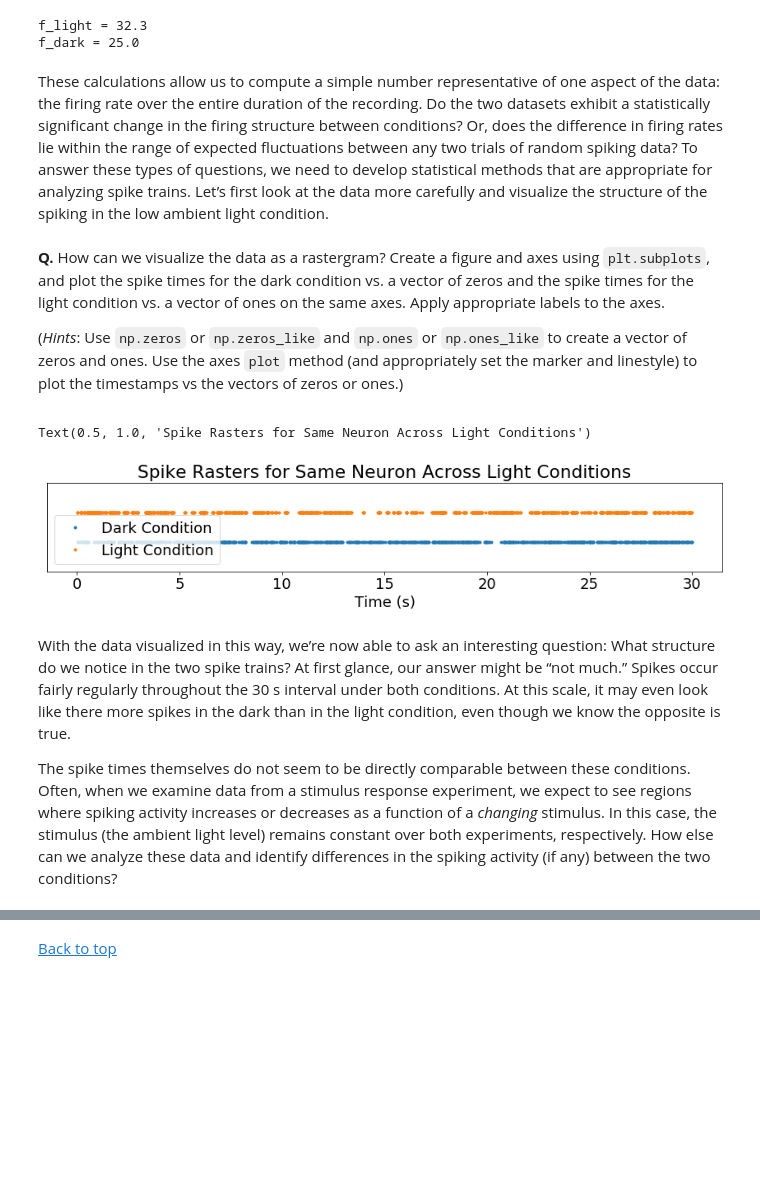
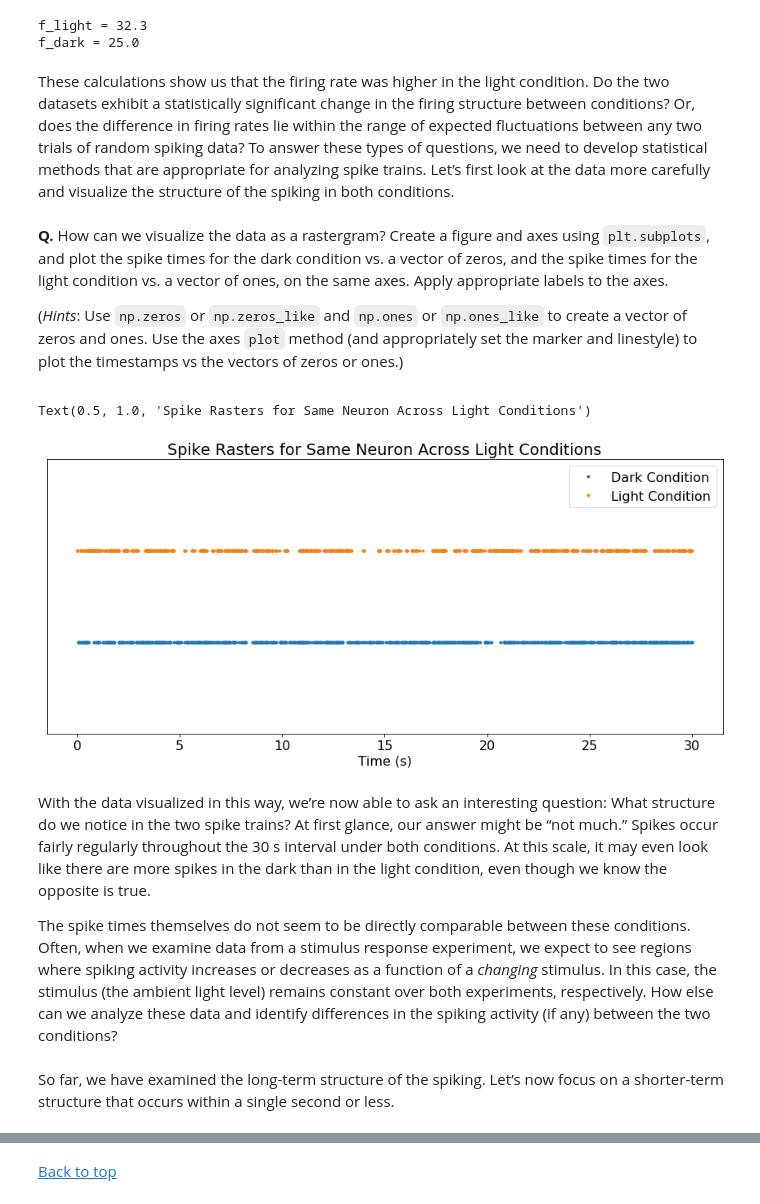
Before and after one commit to jaib1/Case-Studies-Python, a Jupyter notebook: content/08/basic-visualizations-and-descriptive-statistics-of-spike-train-data.ipynb, the cells around one changed output, grey strips where cells are left out. Saved outputs shown, nothing was run; the diff lists cells and outputs as text; code cells hidden in the pictures; blank space fills up the shorter version.

```diff
--- a/content/08/basic-visualizations-and-descriptive-statistics-of-spike-train-data.ipynb
+++ b/content/08/basic-visualizations-and-descriptive-statistics-of-spike-train-data.ipynb
@@ -62,10 +60,10 @@ import matplotlib.pyplot as plt
 from matplotlib import rcParams
 %matplotlib inline
 
-# set default figure size, tight layout, and font size
-rcParams['figure.figsize'] = (12,3)
+# set defaults for figure size, tight layout, and font size
+rcParams['figure.figsize'] = (12,6)
 rcParams['figure.autolayout'] = True
-rcParams.update({'font.size': 18})
+rcParams.update({'font.size': 16})
 
 # load data
 data = sio.loadmat('Ch8-spikes-1.mat')  # Load the ECoG data
@@ -149,37 +155,44 @@ print('f_dark =', f_dark)
 f_light = 32.3
 f_dark = 25.0
 # %% [markdown]
-These calculations allow us to compute a simple number representative of one aspect of the data: the firing rate over the entire duration of the recording. Do the two datasets exhibit a statistically significant change in the firing structure between conditions? Or, does the difference in firing rates lie within the range of expected fluctuations between any two trials of random spiking data? To answer these types of questions, we need to develop statistical methods that are appropriate for analyzing spike trains. Let’s first look at the data more carefully and visualize the structure of the spiking in the low ambient light condition.
+These calculations show us that the firing rate was higher in the light condition. Do the two datasets exhibit a statistically significant change in the firing structure between conditions? Or, does the difference in firing rates lie within the range of expected fluctuations between any two trials of random spiking data? To answer these types of questions, we need to develop statistical methods that are appropriate for analyzing spike trains. Let’s first look at the data more carefully and visualize the structure of the spiking in both conditions.
 # %% [markdown]
 <div class="question">
 
-**Q.** How can we visualize the data as a rastergram? Create a figure and axes using `plt.subplots`, and plot the spike times for the dark condition vs. a vector of zeros and the spike times for the light condition vs. a vector of ones on the same axes. Apply appropriate labels to the axes.
+**Q.** How can we visualize the data as a rastergram? Create a figure and axes using `plt.subplots`, and plot the spike times for the dark condition vs. a vector of zeros, and the spike times for the light condition vs. a vector of ones, on the same axes. Apply appropriate labels to the axes.
 
 (*Hints*: Use `np.zeros` or `np.zeros_like` and `np.ones` or `np.ones_like` to create a vector of zeros and ones. Use the axes `plot` method (and appropriately set the marker and linestyle) to plot the timestamps vs the vectors of zeros or ones.)
 
 </div>
 # %%
+# Set defaults for figure size, tight layout, and font size
+rcParams['figure.figsize'] = (12,6)
+rcParams['figure.autolayout'] = True
+rcParams.update({'font.size': 16})
+
 # Create a figure, and plot raster from each condition
 
 fig1, ax1 = plt.subplots()
 # Plot ts vs. zeros for dark condition (*Note, it is good practice to set optional
 # input args via keywords, like with `marker='.'` and `linestyle=''` below)
 ax1.plot(ts_dark, np.zeros_like(ts_dark), marker='.', linestyle='')
 # Plot ts vs. ones for light condition
 ax1.plot(ts_light, np.ones_like(ts_light), marker='.', linestyle='')
 ax1.set_xlabel('Time (s)')
 # zoom out on y axis
 ax1.set_ylim([-1, 2])
 # and hide y ticks
 ax1.set_yticks([])
 # add legend
 ax1.legend(['Dark Condition', 'Light Condition'])
 # add title
 ax1.set_title('Spike Rasters for Same Neuron Across Light Conditions')
 # %% [output]
 Text(0.5, 1.0, 'Spike Rasters for Same Neuron Across Light Conditions')
-[figure, old version]
+[figure, new version]
 # %% [markdown]
-With the data visualized in this way, we’re now able to ask an interesting question: What structure do we notice in the two spike trains? At first glance, our answer might be “not much.” Spikes occur fairly regularly throughout the 30 s interval under both conditions. At this scale, it may even look like there more spikes in the dark than in the light condition, even though we know the opposite is true.
+With the data visualized in this way, we’re now able to ask an interesting question: What structure do we notice in the two spike trains? At first glance, our answer might be “not much.” Spikes occur fairly regularly throughout the 30 s interval under both conditions. At this scale, it may even look like there are more spikes in the dark than in the light condition, even though we know the opposite is true.
 
 The spike times themselves do not seem to be directly comparable between these conditions. Often, when we examine data from a stimulus response experiment, we expect to see regions where spiking activity increases or decreases as a function of a *changing* stimulus. In this case, the stimulus (the ambient light level) remains constant over both experiments, respectively. How else can we analyze these data and identify differences in the spiking activity (if any) between the two conditions?
+# %% [markdown]
+So far, we have examined the long-term structure of the spiking. Let’s now focus on a shorter-term structure that occurs within a single second or less.
```
Also changed, not shown: parts of 54 cells of this notebook.
